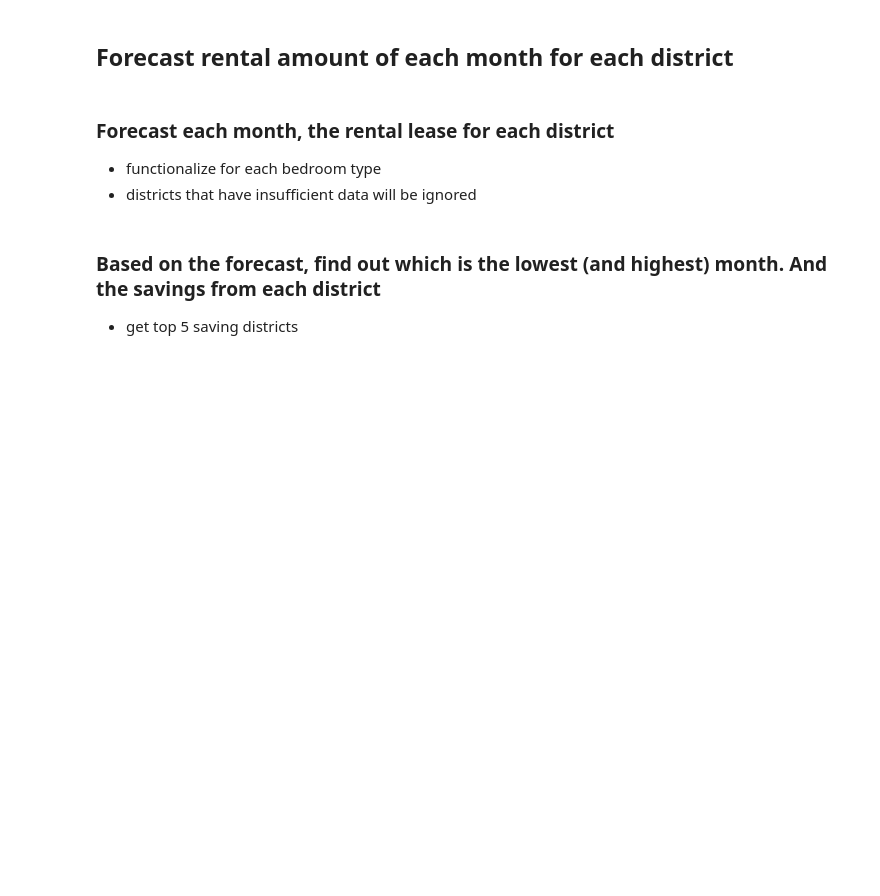
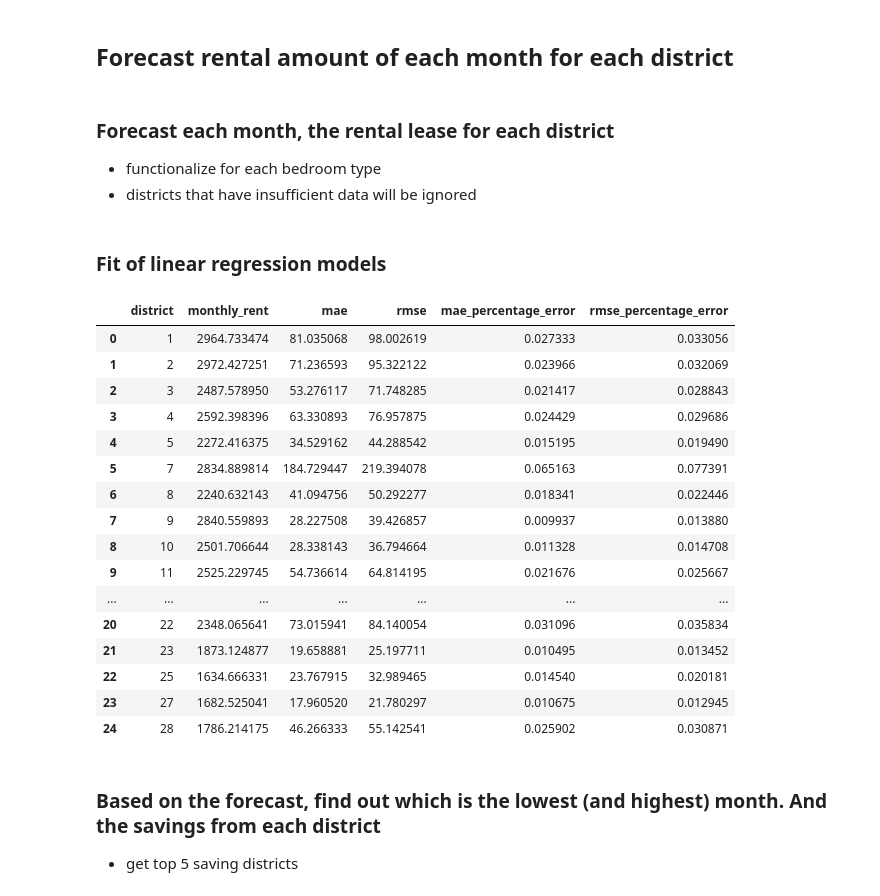
Before and after one commit to shumingpeh/uptick-blogs, a Jupyter notebook: blog2-linear-regression-forecasting/property-rental-price.ipynb, the cells around one changed output. Drawn from its saved outputs; the diff is of its cells as text; code cells hidden in the pictures; blank space fills up the shorter version.

```diff
--- a/blog2-linear-regression-forecasting/property-rental-price.ipynb
+++ b/blog2-linear-regression-forecasting/property-rental-price.ipynb
@@ -322,6 +331,42 @@ def get_each_district_cheapest_month(df, num_BR):
 one_bedroom_figures = get_each_district_cheapest_month(average_model_data,1)
 two_bedroom_figures = get_each_district_cheapest_month(average_model_data,2)
 three_bedroom_figures = get_each_district_cheapest_month(average_model_data,3)
+# %% [markdown]
+### Fit of linear regression models
+# %%
+# fit of models
+(
+    one_bedroom_figures[1]
+    .pipe(lambda x:x.assign(error_value = x.prediction-x.monthly_rent))
+    .pipe(lambda x:x.assign(abs_error = abs(x.error_value)))
+    .pipe(lambda x:x.assign(error_square = x.error_value * x.error_value))
+    .groupby(['district'])
+    .agg({"monthly_rent":"mean","month":"count","abs_error":"sum","error_square":"sum"})
+    .reset_index()
+    .pipe(lambda x:x.assign(mae = x.abs_error/x.month))
+    .pipe(lambda x:x.assign(rmse = np.sqrt(x.error_square/x.month)))
+    .pipe(lambda x:x.assign(mae_percentage_error = x.mae/x.monthly_rent))
+    .pipe(lambda x:x.assign(rmse_percentage_error = x.rmse/x.monthly_rent))
+    [['district','monthly_rent','mae','rmse','mae_percentage_error','rmse_percentage_error']]
+)
+# %% [output]
+|  | district | monthly_rent | mae | rmse | mae_percentage_error | rmse_percentage_error |
+| 0 | 1 | 2964.733474 | 81.035068 | 98.002619 | 0.027333 | 0.033056 |
+| 1 | 2 | 2972.427251 | 71.236593 | 95.322122 | 0.023966 | 0.032069 |
+| 2 | 3 | 2487.578950 | 53.276117 | 71.748285 | 0.021417 | 0.028843 |
+| 3 | 4 | 2592.398396 | 63.330893 | 76.957875 | 0.024429 | 0.029686 |
+| 4 | 5 | 2272.416375 | 34.529162 | 44.288542 | 0.015195 | 0.019490 |
+| 5 | 7 | 2834.889814 | 184.729447 | 219.394078 | 0.065163 | 0.077391 |
+| 6 | 8 | 2240.632143 | 41.094756 | 50.292277 | 0.018341 | 0.022446 |
+| 7 | 9 | 2840.559893 | 28.227508 | 39.426857 | 0.009937 | 0.013880 |
+| 8 | 10 | 2501.706644 | 28.338143 | 36.794664 | 0.011328 | 0.014708 |
+| 9 | 11 | 2525.229745 | 54.736614 | 64.814195 | 0.021676 | 0.025667 |
+| ... | ... | ... | ... | ... | ... | ... |
+| 20 | 22 | 2348.065641 | 73.015941 | 84.140054 | 0.031096 | 0.035834 |
+| 21 | 23 | 1873.124877 | 19.658881 | 25.197711 | 0.010495 | 0.013452 |
+| 22 | 25 | 1634.666331 | 23.767915 | 32.989465 | 0.014540 | 0.020181 |
+| 23 | 27 | 1682.525041 | 17.960520 | 21.780297 | 0.010675 | 0.012945 |
+| 24 | 28 | 1786.214175 | 46.266333 | 55.142541 | 0.025902 | 0.030871 |
 # %% [markdown]
 ### Based on the forecast, find out which is the lowest (and highest) month. And the savings from each district
 - get top 5 saving districts
```
Also changed, not shown: parts of 11 cells of this notebook, 2 other files.
